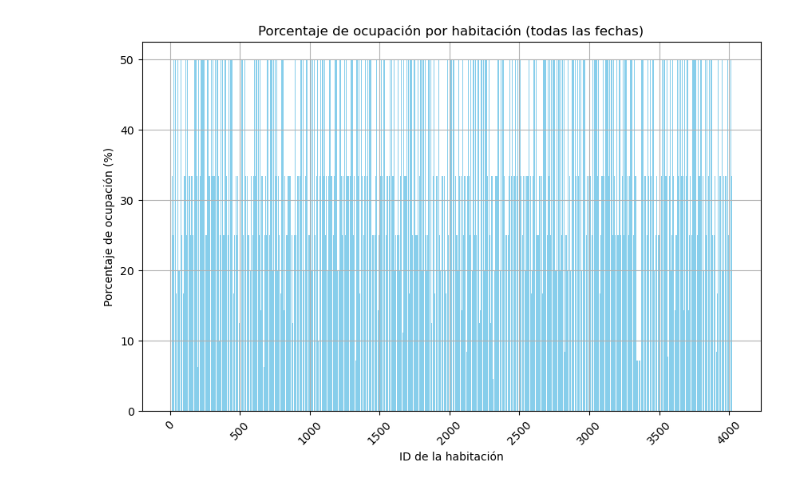
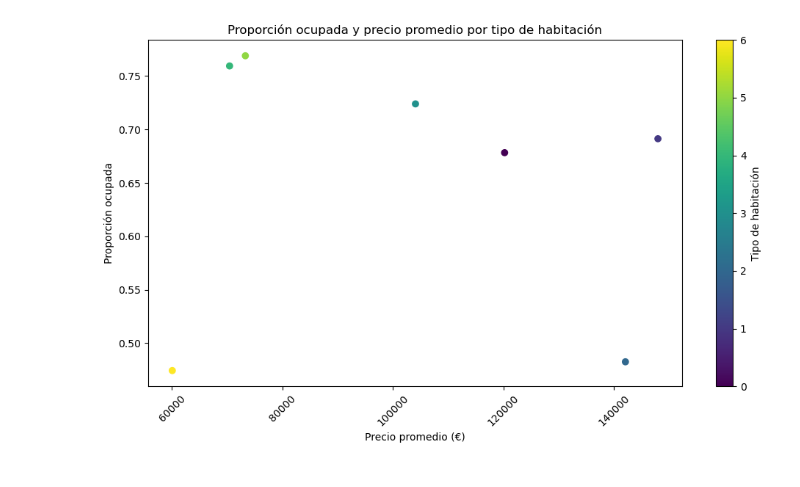
Before and after one commit to juanludataanalyst/data_pipeline_hostalR10_py, a Jupyter notebook: EDA.ipynb, the cells around one changed output. Saved outputs shown, nothing was run; the diff lists cells and outputs as text; code cells hidden in the pictures.

Commit message:
Included occupation rate by room

```diff
--- a/EDA.ipynb
+++ b/EDA.ipynb
@@ -18,12 +18,13 @@ mapping = {
     23197: 'individual shared bathroom',
     15508: 'double shared bathroom',
     15509: 'double privated bathroom',
-    15510: 'double privated bathroom e',
+   # 15510: 'double privated bathroom e',
+    15510: 'double privated bathroom',
     23174: 'double e shared bathroom',
     23175: 'individual private bathroom',
     33902: 'TBC',
-    68222: 'individual private bathroom e'
-
+    #68222: 'individual private bathroom e'
+   68222: 'individual private bathroom'
 
 }
 
@@ -37,19 +38,3 @@ room_name['name'] = room_name['name'].replace('DEBP', '216')
 reservations['created_date'] = pd.to_datetime(reservations['created_date'], format= '%d/%m/%Y')
 reservations['status'] = pd.Categorical(reservations['status'])
 reservations['channel'] = pd.Categorical(reservations['channel'])
-
-print("reservations")
-print(reservations)
-print("\n\n\n")
-print("room_reservations")
-
-print(room_reservations)
-print("\n\n\n")
-print("customers_reservations")
-print(customers_reservations)
-print("\n\n\n")
-
-
-print("room_name")
-print(room_name)
-print("\n\n\n")
@@ -143,3 +98,15 @@ plt.show()
 # %%
+import matplotlib.pyplot as plt
+
+# Crear un gráfico de dispersión para mostrar la relación entre el tipo de habitación, la proporción ocupada y el precio promedio
+plt.figure(figsize=(10, 6))
+plt.scatter(proportions_summary['average_price'], proportions_summary['occupation_proportion'], c=proportions_summary['id_name_type'].map({'TBC': 0, 'double e shared bathroom': 1, 'double privated bathroom': 2, 'double shared bathroom': 3, 'individual private bathroom': 4, 'individual shared bathroom': 5, 'shared': 6}), cmap='viridis')
+plt.xlabel('Precio promedio (€)')
+plt.ylabel('Proporción ocupada')
+plt.title('Proporción ocupada y precio promedio por tipo de habitación')
+plt.colorbar(label='Tipo de habitación')
+plt.xticks(rotation=45)  # Rotar las etiquetas del eje x para que sean más legibles
+plt.tight_layout()  # Ajustar el tamaño del gráfico para que se vea bien
+plt.show()
 # %% [output]
-[figure, old version]
+[figure, new version]
```
Also changed, not shown: parts of 4 cells of this notebook, 2 other files.
